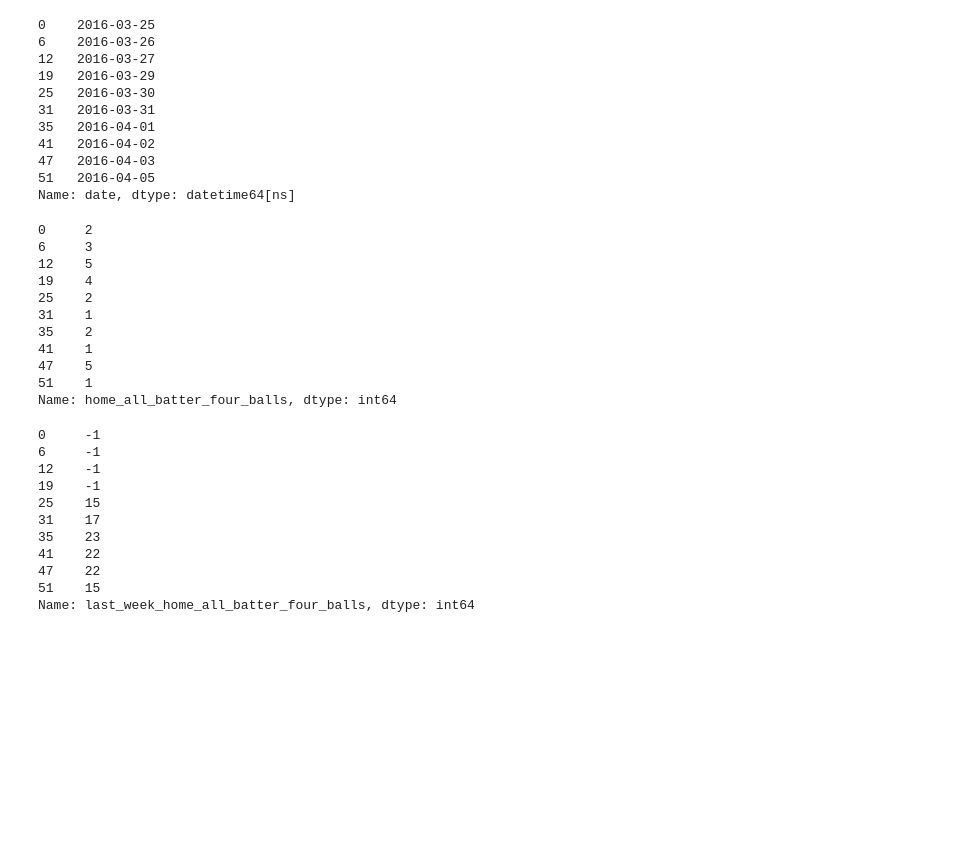
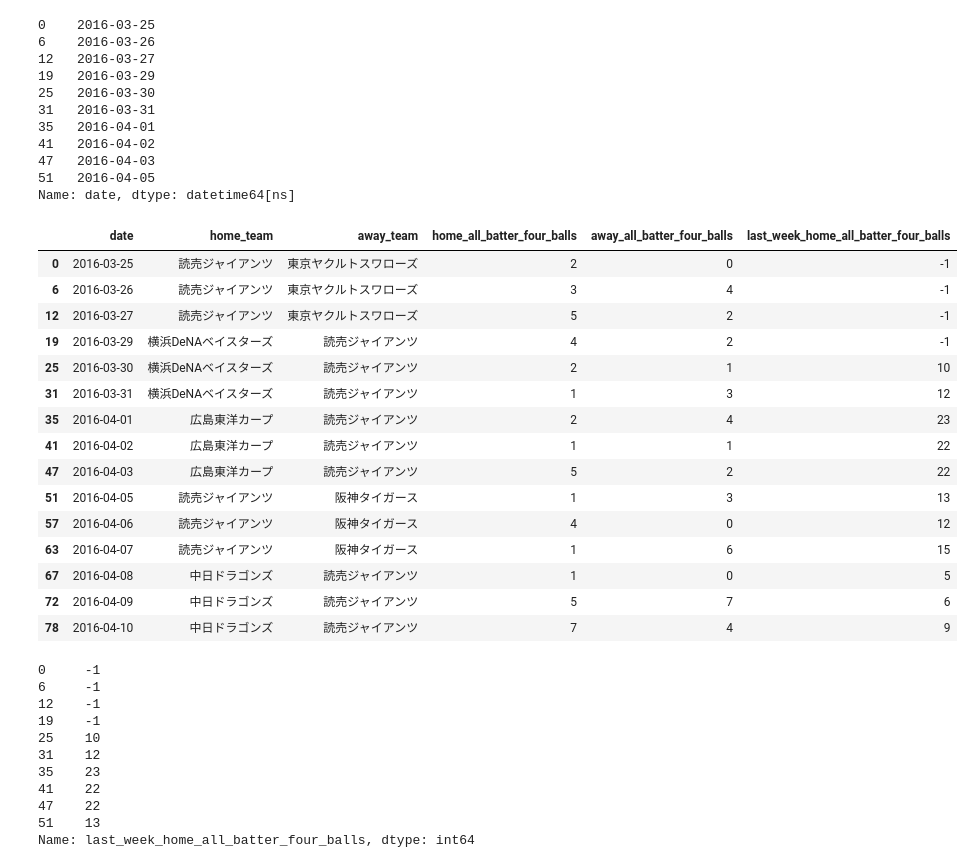
Before and after one commit to tubotu/baseball_predict, a Jupyter notebook: Untitled.ipynb, the cells around one changed output. Drawn from its saved outputs; the diff is of its cells as text; code cells hidden in the pictures; blank space fills up the shorter version.

```diff
--- a/Untitled.ipynb
+++ b/Untitled.ipynb
@@ -174,7 +174,7 @@ for index, row in game_result.iterrows():
             game_result.at[index, home_append_column] = -1
         continue
     for last_week_index, last_week_row in game_result[(now_date - td_week <= game_result['date']) & (now_date > game_result['date']) & ((home_team == game_result['home_team']) | (home_team == game_result['away_team']))].iterrows():
-        for home_append_column, away_append_column in zip(home_append_columns, away_append_column):
+        for home_append_column, away_append_column in zip(home_append_columns, away_append_columns):
             if home_team == last_week_row['home_team']:
                 game_result.at[index, home_append_column] += last_week_row[home_append_column[10:]]
             else:
@@ -194,19 +194,24 @@ game_result[(game_result['home_team'] == '読売ジャイアンツ')|(game_resul
 51   2016-04-05
 Name: date, dtype: datetime64[ns]
 # %%
-game_result[(game_result['home_team'] == '読売ジャイアンツ')|(game_result['away_team'] == '読売ジャイアンツ')]['home_all_batter_four_balls'].head(10)
+game_result[(game_result['home_team'] == '読売ジャイアンツ')|(game_result['away_team'] == '読売ジャイアンツ')][['date', 'home_team', 'away_team', 'home_all_batter_four_balls','away_all_batter_four_balls','last_week_home_all_batter_four_balls']].head(15)
 # %% [output]
-0     2
-6     3
-12    5
-19    4
-25    2
-31    1
-35    2
-41    1
-47    5
-51    1
-Name: home_all_batter_four_balls, dtype: int64
+|  | date | home_team | away_team | home_all_batter_four_balls | away_all_batter_four_balls | last_week_home_all_batter_four_balls |
+| 0 | 2016-03-25 | 読売ジャイアンツ | 東京ヤクルトスワローズ | 2 | 0 | -1 |
+| 6 | 2016-03-26 | 読売ジャイアンツ | 東京ヤクルトスワローズ | 3 | 4 | -1 |
+| 12 | 2016-03-27 | 読売ジャイアンツ | 東京ヤクルトスワローズ | 5 | 2 | -1 |
+| 19 | 2016-03-29 | 横浜DeNAベイスターズ | 読売ジャイアンツ | 4 | 2 | -1 |
+| 25 | 2016-03-30 | 横浜DeNAベイスターズ | 読売ジャイアンツ | 2 | 1 | 10 |
+| 31 | 2016-03-31 | 横浜DeNAベイスターズ | 読売ジャイアンツ | 1 | 3 | 12 |
+| 35 | 2016-04-01 | 広島東洋カープ | 読売ジャイアンツ | 2 | 4 | 23 |
+| 41 | 2016-04-02 | 広島東洋カープ | 読売ジャイアンツ | 1 | 1 | 22 |
+| 47 | 2016-04-03 | 広島東洋カープ | 読売ジャイアンツ | 5 | 2 | 22 |
+| 51 | 2016-04-05 | 読売ジャイアンツ | 阪神タイガース | 1 | 3 | 13 |
+| 57 | 2016-04-06 | 読売ジャイアンツ | 阪神タイガース | 4 | 0 | 12 |
+| 63 | 2016-04-07 | 読売ジャイアンツ | 阪神タイガース | 1 | 6 | 15 |
+| 67 | 2016-04-08 | 中日ドラゴンズ | 読売ジャイアンツ | 1 | 0 | 5 |
+| 72 | 2016-04-09 | 中日ドラゴンズ | 読売ジャイアンツ | 5 | 7 | 6 |
+| 78 | 2016-04-10 | 中日ドラゴンズ | 読売ジャイアンツ | 7 | 4 | 9 |
 # %%
 game_result[(game_result['home_team'] == '読売ジャイアンツ')|(game_result['away_team'] == '読売ジャイアンツ')]['last_week_home_all_batter_four_balls'].head(10)
 # %% [output]
@@ -214,10 +219,10 @@ game_result[(game_result['home_team'] == '読売ジャイアンツ')|(game_resul
 6     -1
 12    -1
 19    -1
-25    15
-31    17
+25    10
+31    12
 35    23
 41    22
 47    22
-51    15
+51    13
 Name: last_week_home_all_batter_four_balls, dtype: int64
```
